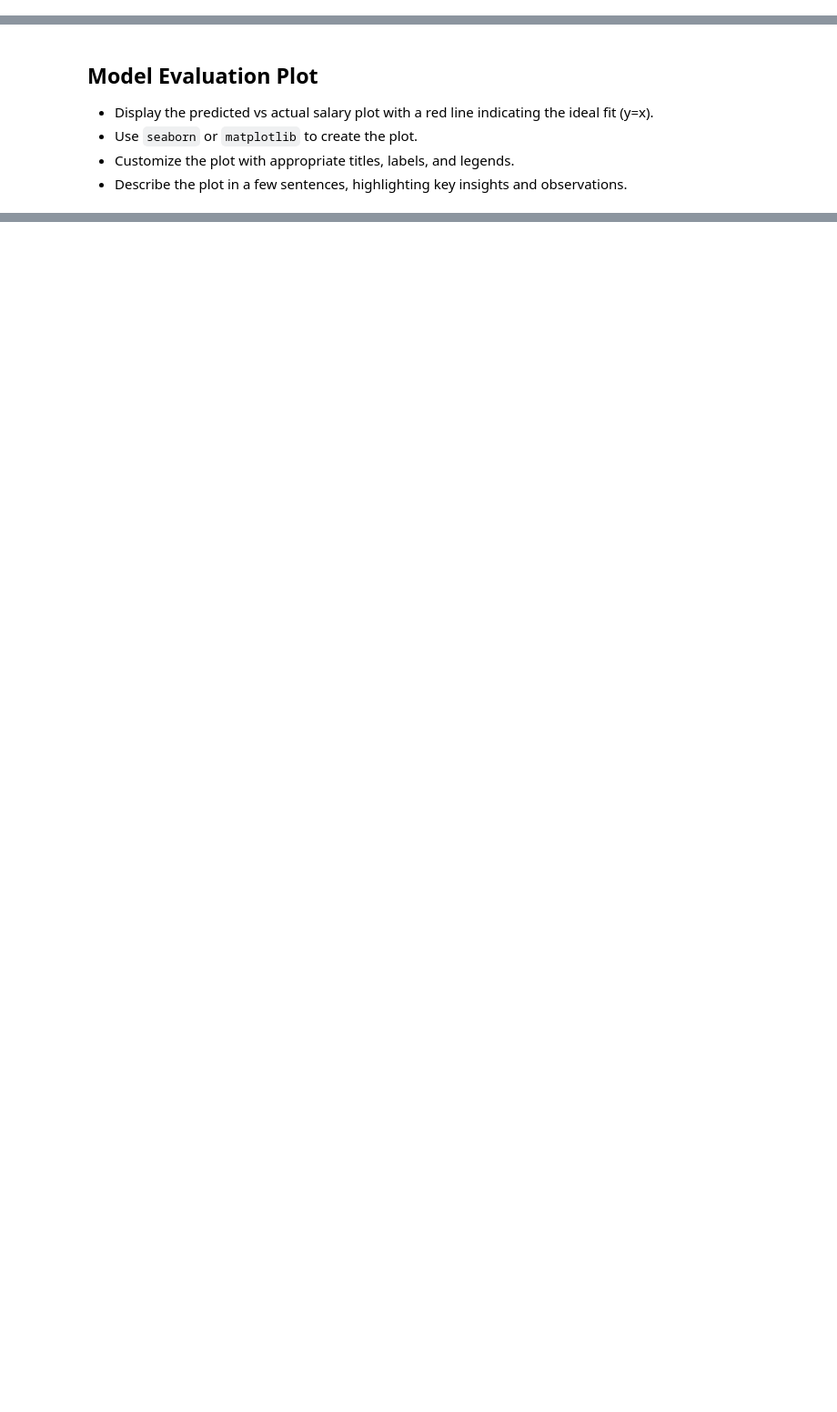
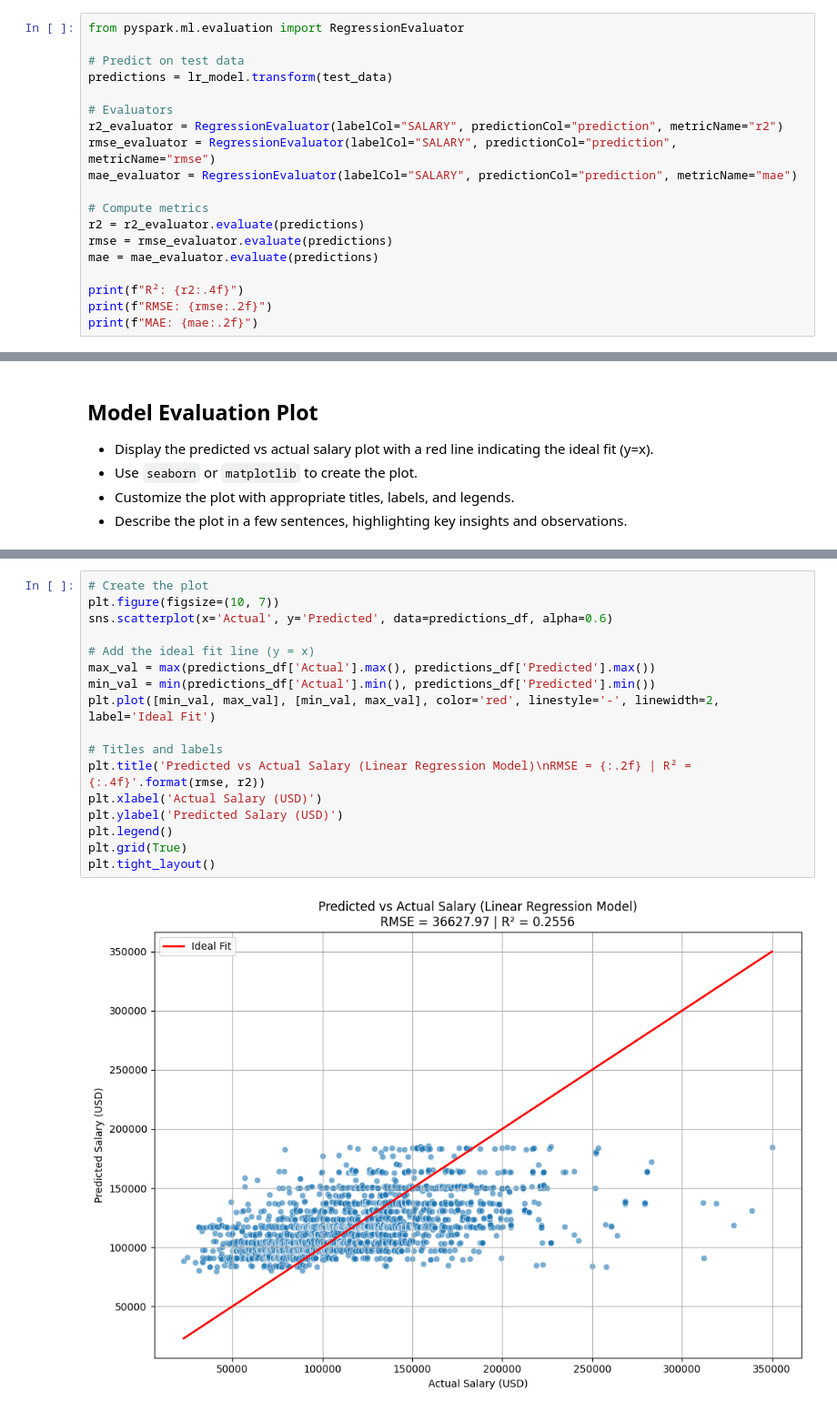
Before and after one commit to met-ad-688/lab08-sundars96, a Jupyter notebook: lab08-sundar.ipynb, the cells around one changed output, grey strips where cells are left out. Shown at 91% size. Cells and saved outputs as stored; diff of their text form; blank space fills up the shorter version.

Commit message:
Add Lab 08 Salary Prediction models and output

```diff
--- a/lab08-sundar.ipynb
+++ b/lab08-sundar.ipynb
@@ -377,0 +352,19 @@ SyntaxError: invalid syntax (322294690.py, line 10)
+# %%
+from pyspark.ml.evaluation import RegressionEvaluator
+
+# Predict on test data
+predictions = lr_model.transform(test_data)
+
+# Evaluators
+r2_evaluator = RegressionEvaluator(labelCol="SALARY", predictionCol="prediction", metricName="r2")
+rmse_evaluator = RegressionEvaluator(labelCol="SALARY", predictionCol="prediction", metricName="rmse")
+mae_evaluator = RegressionEvaluator(labelCol="SALARY", predictionCol="prediction", metricName="mae")
+
+# Compute metrics
+r2 = r2_evaluator.evaluate(predictions)
+rmse = rmse_evaluator.evaluate(predictions)
+mae = mae_evaluator.evaluate(predictions)
+
+print(f"R²: {r2:.4f}")
+print(f"RMSE: {rmse:.2f}")
+print(f"MAE: {mae:.2f}")
@@ -409,3 +383,22 @@ plt.show()
+# %%
+# Create the plot
+plt.figure(figsize=(10, 7))
+sns.scatterplot(x='Actual', y='Predicted', data=predictions_df, alpha=0.6)
+
+# Add the ideal fit line (y = x)
+max_val = max(predictions_df['Actual'].max(), predictions_df['Predicted'].max())
+min_val = min(predictions_df['Actual'].min(), predictions_df['Predicted'].min())
+plt.plot([min_val, max_val], [min_val, max_val], color='red', linestyle='-', linewidth=2, label='Ideal Fit')
+
+# Titles and labels
+plt.title('Predicted vs Actual Salary (Linear Regression Model)\nRMSE = {:.2f} | R² = {:.4f}'.format(rmse, r2))
+plt.xlabel('Actual Salary (USD)')
+plt.ylabel('Predicted Salary (USD)')
+plt.legend()
+plt.grid(True)
+plt.tight_layout()
+# %% [output]
+[figure, added]
 # %% [markdown]
 # Submission {.unnumbered}
 1. Save figures in the `_output/` folder.
```
Also changed, not shown: parts of 6 cells of this notebook.
